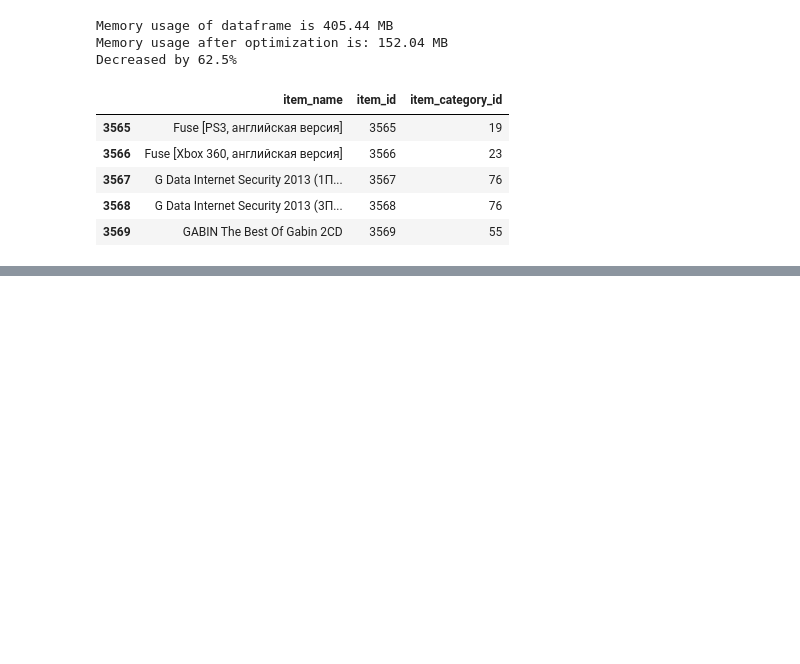
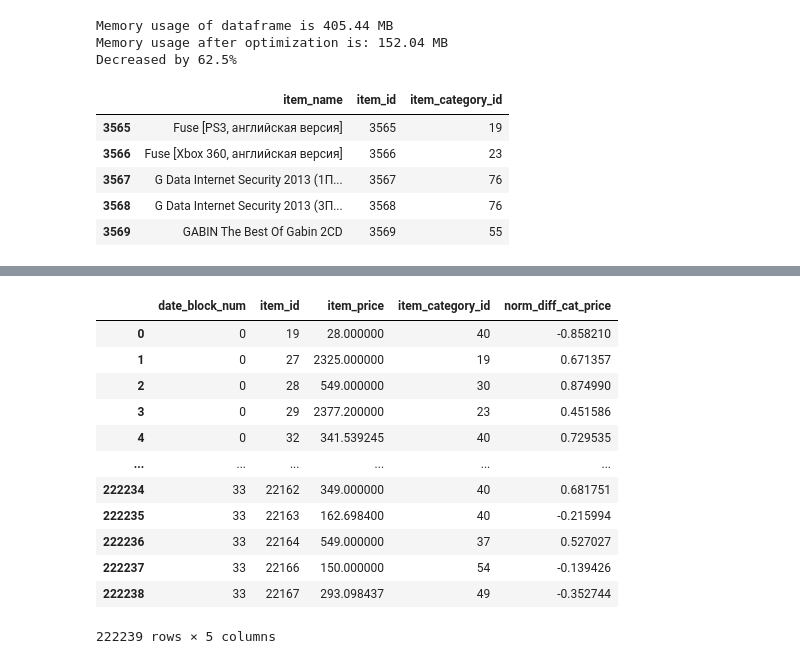
Before and after one commit to GallonShih/Projects, a Jupyter notebook: SideProject/05_Predict_Future_Sales/Predict_Future_Sales_v2.ipynb, the cells around one changed output, grey strips where cells are left out. Saved outputs shown, nothing was run; the diff lists cells and outputs as text; code cells hidden in the pictures; blank space fills up the shorter version.

```diff
--- a/SideProject/05_Predict_Future_Sales/Predict_Future_Sales_v2.ipynb
+++ b/SideProject/05_Predict_Future_Sales/Predict_Future_Sales_v2.ipynb
@@ -258,0 +269,15 @@ matrix = add_first_word_features(
+# %%
+import re
+def clean_item_name(string):
+    # Removes bracketed terms, special characters and extra whitespace
+    string = re.sub(r"\[.*?\]", "", string)
+    string = re.sub(r"\(.*?\)", "", string)
+    string = re.sub(r"[^A-ZА-Яa-zа-я0-9 ]", "", string)
+    string = re.sub(r"\s{2,}", " ", string)
+    string = string.lower()
+    return string
+
+items["item_name_cleaned_length"] = items["item_name"].apply(clean_item_name).apply(len)
+items["item_name_length"] = items["item_name"].apply(len)
+matrix = matrix.merge(items[['item_id', 'item_name_length', 'item_name_cleaned_length']], how='left', on='item_id')
+items = items.drop(columns=['item_name_length', 'item_name_cleaned_length'])
@@ -258,0 +608,28 @@ matrix = add_first_word_features(
+# %%
+price_features = train.groupby(["date_block_num", "item_id"]).item_price.mean()
+price_features = pd.DataFrame(price_features)
+price_features = price_features.reset_index()
+# %%
+price_features = price_features.merge(
+        items[["item_id", "item_category_id"]], how="left", on="item_id"
+    )
+# %%
+price_features["norm_diff_cat_price"] = price_features.groupby(
+        ["date_block_num", "item_category_id"]
+    )["item_price"].transform(lambda x: (x - x.mean()) / x.mean())
+# %%
+price_features
+# %% [output]
+|  | date_block_num | item_id | item_price | item_category_id | norm_diff_cat_price |
+| 0 | 0 | 19 | 28.000000 | 40 | -0.858210 |
+| 1 | 0 | 27 | 2325.000000 | 19 | 0.671357 |
+| 2 | 0 | 28 | 549.000000 | 30 | 0.874990 |
+| 3 | 0 | 29 | 2377.200000 | 23 | 0.451586 |
+| 4 | 0 | 32 | 341.539245 | 40 | 0.729535 |
+| ... | ... | ... | ... | ... | ... |
+| 222234 | 33 | 22162 | 349.000000 | 40 | 0.681751 |
+| 222235 | 33 | 22163 | 162.698400 | 40 | -0.215994 |
+| 222236 | 33 | 22164 | 549.000000 | 37 | 0.527027 |
+| 222237 | 33 | 22166 | 150.000000 | 54 | -0.139426 |
+| 222238 | 33 | 22167 | 293.098437 | 49 | -0.352744 |
+222239 rows × 5 columns
```
Also changed, not shown: parts of 29 cells of this notebook, 1 other file.
